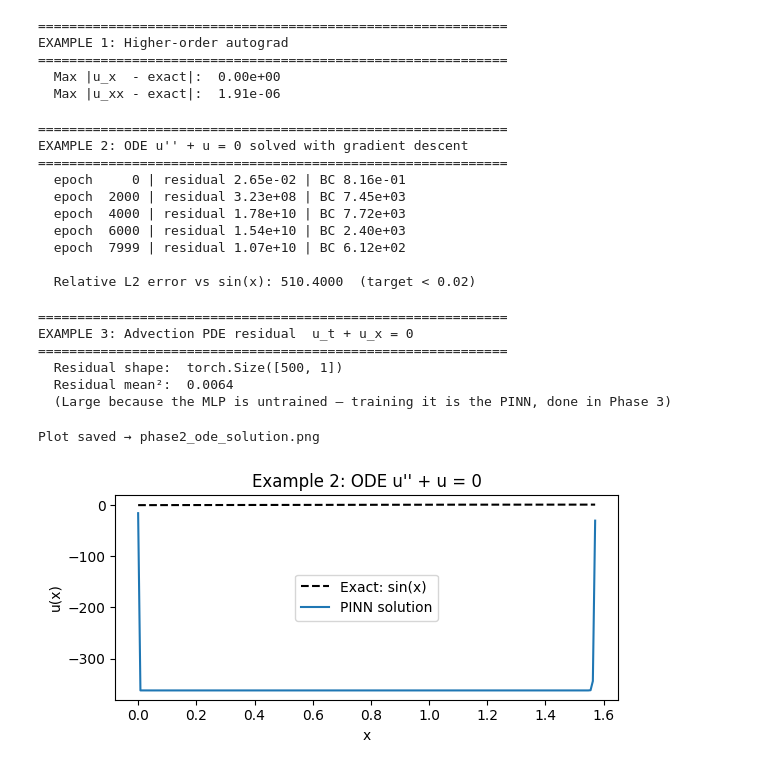
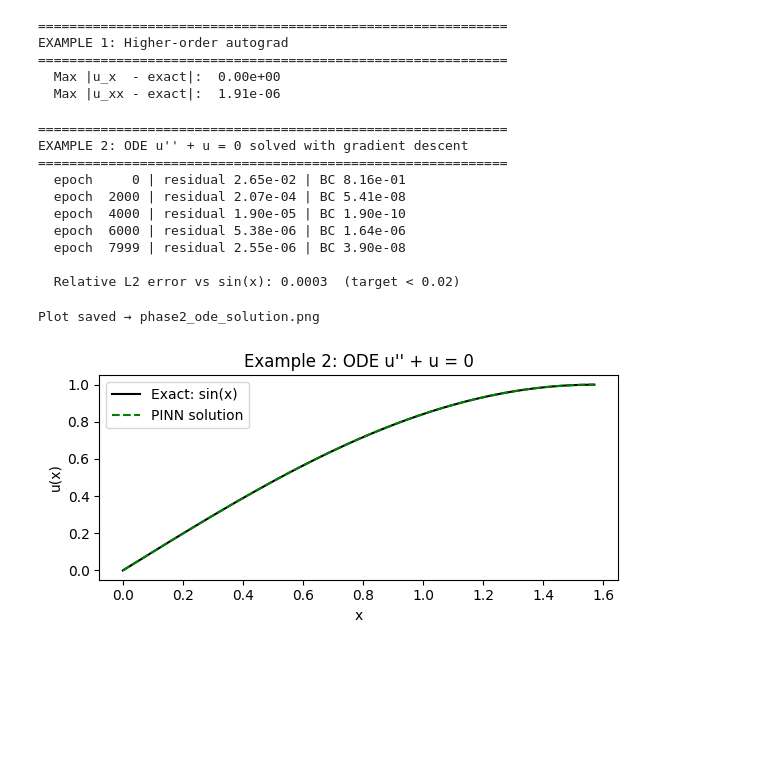
Before and after one commit to sadiqhuq/AI-ML-DL, a Jupyter notebook: PINNs-NOs/Claude-Sonnet-4p6/phase2_differentiable_physics.ipynb, the cells around one changed output. Cells and saved outputs as stored; diff of their text form; code cells hidden in the pictures; blank space fills up the shorter version.

Commit message:
phase 2, example 2 - variance reduction, resolve create graph u_xx bug

```diff
--- a/PINNs-NOs/Claude-Sonnet-4p6/phase2_differentiable_physics.ipynb
+++ b/PINNs-NOs/Claude-Sonnet-4p6/phase2_differentiable_physics.ipynb
@@ -94,9 +94,6 @@ opt   = torch.optim.Adam(model.parameters(), lr=1e-3)
 
 DOMAIN = torch.pi / 2
 
-# Collocation points (random, refreshed each epoch for variance reduction)
-x_col = (torch.rand(300, 1) * DOMAIN).requires_grad_(True)
-
 # Fixed boundary points
 x_bc = torch.tensor([[0.0], [DOMAIN]])
 u_bc = torch.tensor([[0.0], [1.0]])
@@ -104,8 +101,11 @@ u_bc = torch.tensor([[0.0], [1.0]])
 for epoch in range(8000):
     opt.zero_grad()
 
+    # Collocation points (random, refreshed each epoch for variance reduction)
+    x_col = (torch.rand(300, 1) * DOMAIN).requires_grad_(True)
+
     u_pred = model(x_col)
-    u_xx   = grad(grad(u_pred, x_col), x_col, create_graph=False)
+    u_xx   = grad(grad(u_pred, x_col), x_col, create_graph=True)
 
     loss_r = (u_xx + u_pred).pow(2).mean()            # residual
     loss_b = (model(x_bc) - u_bc).pow(2).mean()       # boundary
@@ -129,68 +129,24 @@ print(f"\n  Relative L2 error vs sin(x): {rel_l2:.4f}  (target < 0.02)")
 EXAMPLE 2: ODE u'' + u = 0 solved with gradient descent
 ============================================================
   epoch     0 | residual 2.65e-02 | BC 8.16e-01
-  epoch  2000 | residual 3.23e+08 | BC 7.45e+03
-  epoch  4000 | residual 1.78e+10 | BC 7.72e+03
-  epoch  6000 | residual 1.54e+10 | BC 2.40e+03
-  epoch  7999 | residual 1.07e+10 | BC 6.12e+02
+  epoch  2000 | residual 2.07e-04 | BC 5.41e-08
+  epoch  4000 | residual 1.90e-05 | BC 1.90e-10
+  epoch  6000 | residual 5.38e-06 | BC 1.64e-06
+  epoch  7999 | residual 2.55e-06 | BC 3.90e-08
 
-  Relative L2 error vs sin(x): 510.4000  (target < 0.02)
+  Relative L2 error vs sin(x): 0.0003  (target < 0.02)
-# %%
-# ─────────────────────────────────────────────────────────────
-# EXAMPLE 3: Multi-variable PDE residual — 1D advection
-# u_t + c·u_x = 0,  c = 1,  domain [0,1]×[0,1]
-# IC: u(x, 0) = sin(2πx)
-# Exact: u(x, t) = sin(2π(x - ct))
-#
-# This shows how to handle the (x, t) input pair and compute
-# partial derivatives w.r.t. each independently — the pattern
-# every PINN in Phase 3 will use.
-# ─────────────────────────────────────────────────────────────
-
-print("\n" + "=" * 60)
-print("EXAMPLE 3: Advection PDE residual  u_t + u_x = 0")
-print("=" * 60)
-
-c = 1.0
-
-# Separate requires_grad so we can take ∂/∂x and ∂/∂t individually
-x_adv = torch.rand(500, 1).requires_grad_(True)
-t_adv = torch.rand(500, 1).requires_grad_(True)
-
-model_adv = MLP(in_dim=2)
-xt = torch.cat([x_adv, t_adv], dim=1)
-u_adv = model_adv(xt)
-
-u_t = torch.autograd.grad(u_adv, t_adv,
-                           grad_outputs=torch.ones_like(u_adv),
-                           create_graph=True)[0]
-u_x_adv = torch.autograd.grad(u_adv, x_adv,
-                                grad_outputs=torch.ones_like(u_adv),
-                                create_graph=True)[0]
-
-residual = u_t + c * u_x_adv    # Should be zero for the exact solution
-print(f"  Residual shape:  {residual.shape}")
-print(f"  Residual mean²:  {residual.pow(2).mean().item():.4f}")
-print("  (Large because the MLP is untrained — training it is the PINN, done in Phase 3)")
-# %% [output]
-============================================================
-EXAMPLE 3: Advection PDE residual  u_t + u_x = 0
-============================================================
-  Residual shape:  torch.Size([500, 1])
-  Residual mean²:  0.0064
-  (Large because the MLP is untrained — training it is the PINN, done in Phase 3)
 # %%
 # ─────────────────────────────────────────────────────────────
 # Quick visualisation (saves to phase2_ode_solution.png)
 # ─────────────────────────────────────────────────────────────
 fig, ax = plt.subplots(figsize=(6, 3))
-ax.plot(x_test.numpy(), u_exact.numpy(), "k--", label="Exact: sin(x)")
-ax.plot(x_test.numpy(), u_hat.detach().numpy(), "C0", label="PINN solution")
+ax.plot(x_test.numpy(), u_exact.numpy(), "k", label="Exact: sin(x)")
+ax.plot(x_test.numpy(), u_hat.detach().numpy(), "g--", label="PINN solution")
 ax.set_xlabel("x"); ax.set_ylabel("u(x)")
 ax.set_title("Example 2: ODE u'' + u = 0"); ax.legend()
 fig.tight_layout()
 fig.savefig("phase2_ode_solution.png", dpi=130)
 print("\nPlot saved → phase2_ode_solution.png")
 # %% [output]
 Plot saved → phase2_ode_solution.png
-[figure, old version]
+[figure, new version]
```
Also changed, not shown: parts of 1 cell of this notebook, 1 other file.
